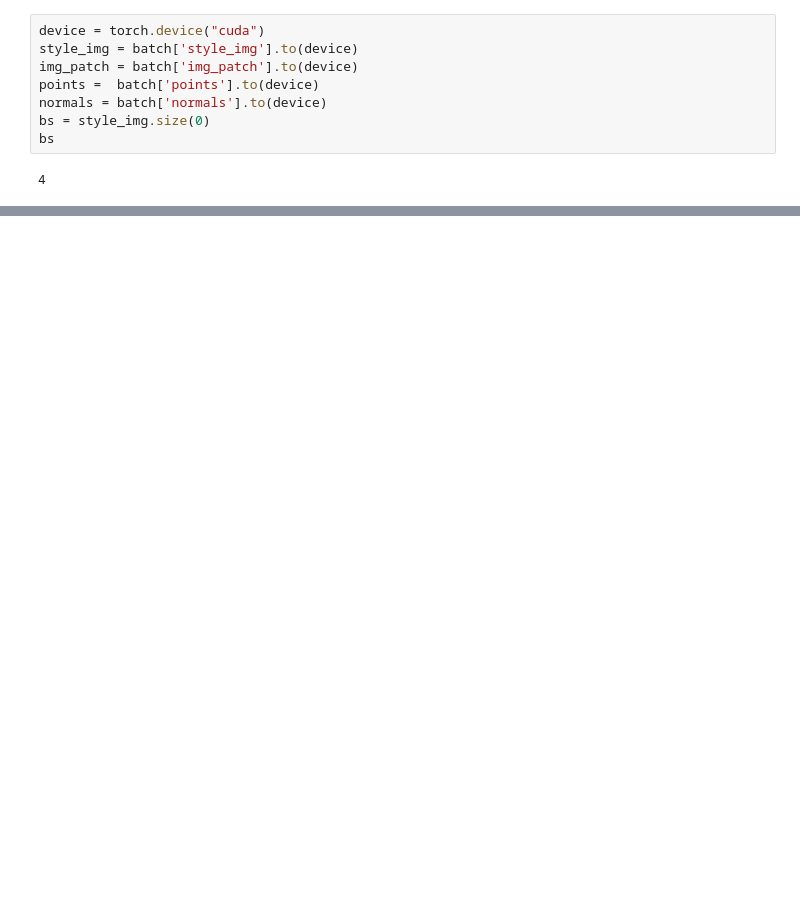
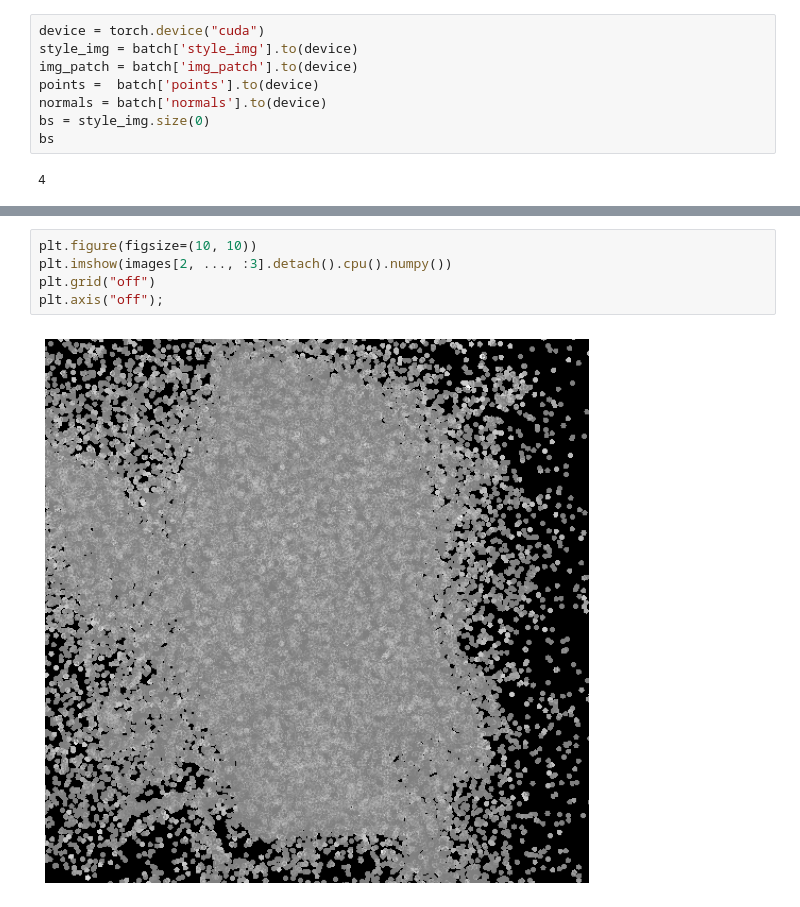
Before and after one commit to bobiblazeski/pic2mesh, a Jupyter notebook: gan-Copy1.ipynb, the cells around one changed output, grey strips where cells are left out. Cells and saved outputs as stored; diff of their text form; blank space fills up the shorter version.

```diff
--- a/gan-Copy1.ipynb
+++ b/gan-Copy1.ipynb
@@ -179,0 +271,7 @@ RuntimeError: CUDA error: device-side assert triggered
+# %%
+plt.figure(figsize=(10, 10))
+plt.imshow(images[2, ..., :3].detach().cpu().numpy())
+plt.grid("off")
+plt.axis("off");
+# %% [output]
+[figure, added]
```
Also changed, not shown: parts of 22 cells of this notebook, 3 other files.
